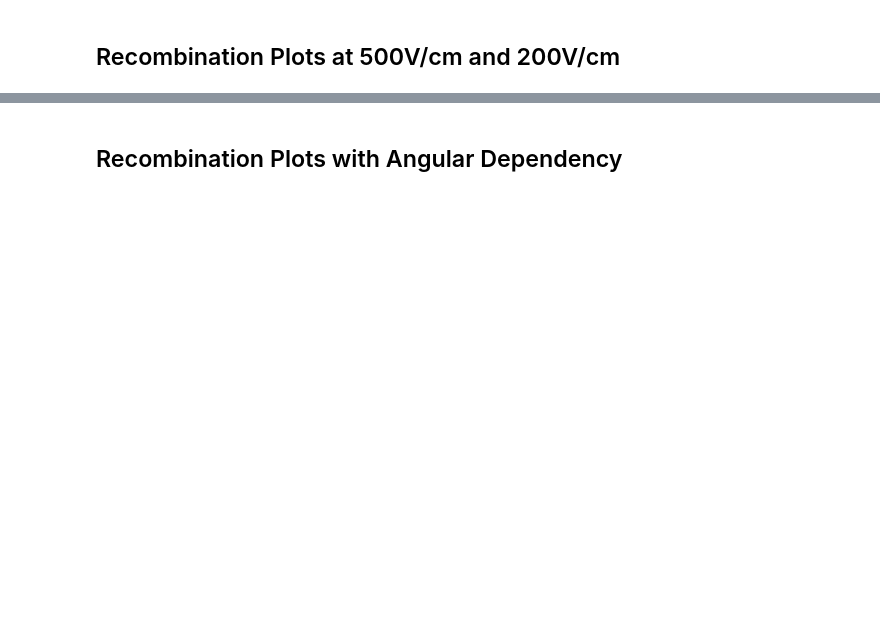
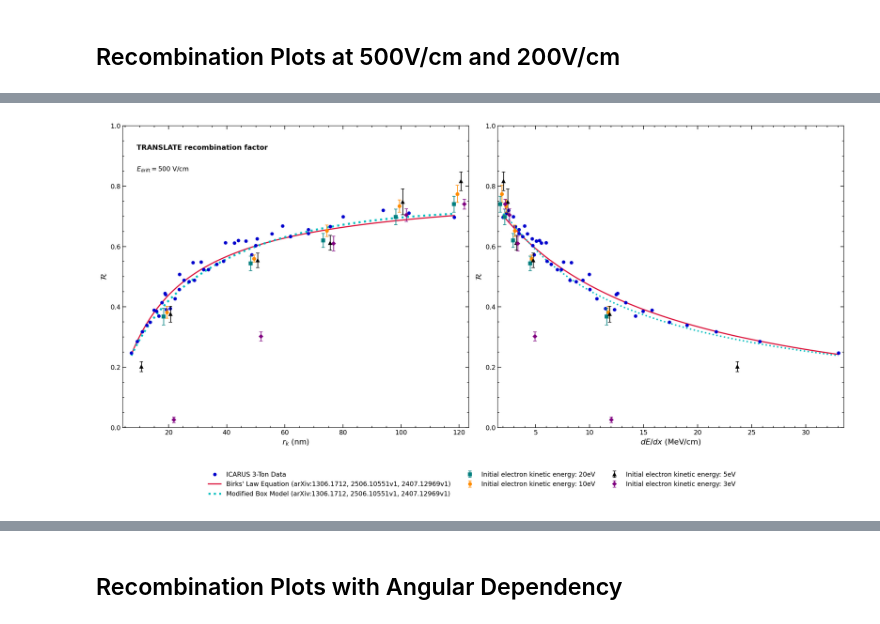
Before and after one commit to davidc1/TRANSLATE, a Jupyter notebook: py/recombination-plots.ipynb, the cells around one changed output, grey strips where cells are left out. Drawn from its saved outputs; the diff is of its cells as text; code cells hidden in the pictures; blank space fills up the shorter version.

```diff
--- a/py/recombination-plots.ipynb
+++ b/py/recombination-plots.ipynb
@@ -81 +147,90 @@ plt.show()
+# %%
+# Re-establish 500 V/cm constants
+W     = 23.6
+E_cm  = 500
+E_nm  = E_cm * 1e-7
+
+def P2(r, k):
+    return 0.8 / (1.0 + (k / E_nm) * (W / r))
+
+def load_stats(fname):
+    df   = pd.read_csv(fname, header=None)
+    r    = df.iloc[:, 0].values
+    p    = df.iloc[:, 1:6]
+    m    = p.mean(axis=1).values
+    yerr = np.sqrt(((p.sub(m, axis=0))**2).mean(axis=1).values) / np.sqrt(4)
+    return r, m, yerr
+
+# Load data
+r20, m20, e20 = load_stats('20ev500vcm.csv')
+r10, m10, e10 = load_stats('10ev500vcm.csv')
+r5,  m5,  e5  = load_stats('500Vcm.csv')
+r3,  m3,  e3  = load_stats('3ev500vcm.csv')
+
+r_lin = np.linspace(r_k.min(), r_k.max(), 300)
+
+# --- Conversion Math (nm -> MeV/cm) ---
+def r_to_dedx(r_nm):
+    """Converts track spacing in nm to dE/dx in MeV/cm"""
+    return 236.0 / r_nm
+
+# --- Plotting (Publication-Ready HEP Style) ---
+fig, (ax1, ax2) = plt.subplots(1, 2, figsize=(18, 8), dpi=150)
+
+# ==========================================
+# LEFT PLOT: R vs r_k (nm)
+# ==========================================
+offset = 1.2  # nm shift to separate error bars
+
+ax1.plot(r_k, prob, 'o', color='mediumblue', markersize=5, zorder=2, label='ICARUS 3-Ton Data')
+ax1.plot(r_lin, P2(r_lin, k), '-', color='crimson', lw=2, zorder=1, label="Birks' Law Equation (arXiv:1306.1712, 2506.10551v1, 2407.12969v1)")
+ax1.plot(r_lin, P_ModBox_rk(r_lin), color='c', linestyle=':', lw=3.5, zorder=1, label="Modified Box Model (arXiv:1306.1712, 2506.10551v1, 2407.12969v1)")
+
+ax1.errorbar(r20 - offset*1.5, m20, yerr=e20, fmt='s', color='teal', elinewidth=1.2, capsize=3, markersize=5.5, label='Initial electron kinetic energy: 20eV')
+ax1.errorbar(r10 - offset*0.5, m10, yerr=e10, fmt='o', color='darkorange', elinewidth=1.2, capsize=3, markersize=5.5, label='Initial electron kinetic energy: 10eV')
+ax1.errorbar(r5 + offset*0.5,  m5,  yerr=e5,  fmt='^', color='black', elinewidth=1.2, capsize=3, markersize=6, label='Initial electron kinetic energy: 5eV')
+ax1.errorbar(r3 + offset*1.5,  m3,  yerr=e3,  fmt='D', color='purple', elinewidth=1.2, capsize=3, markersize=5, label='Initial electron kinetic energy: 3eV')
+
+ax1.set_xlabel(r'$r_k\ (\mathrm{nm})$', fontsize=13)
+ax1.set_ylabel(r'$\mathcal{R}$', fontsize=14)
+ax1.set_xlim(r_k.min() - 3, r_k.max() + 5)
+ax1.text(0.04, 0.92, 'TRANSLATE recombination factor', transform=ax1.transAxes, fontsize=12, fontweight='bold')
+ax1.text(0.04, 0.85, r'$E_{\text{drift}} = 500\ \text{V/cm}$', transform=ax1.transAxes, fontsize=11)
+
+# ==========================================
+# RIGHT PLOT: R vs dE/dx (MeV/cm)
+# ==========================================
+dedx_offset = 0.15 # MeV/cm shift to separate error bars
+
+ax2.plot(r_to_dedx(r_k), prob, 'o', color='mediumblue', markersize=5, zorder=2)
+
+# Generate smooth linspace for dE/dx specifically so the line connects properly
+dedx_lin = np.linspace(r_to_dedx(r_k.max()), r_to_dedx(r_k.min()), 300)
+ax2.plot(dedx_lin, P2(236.0/dedx_lin, k), '-', color='crimson', lw=2, zorder=1)
+ax2.plot(dedx_lin, P_ModBox_dedx(dedx_lin), color='c', linestyle=':', lw=2.5, zorder=1)
+ax2.errorbar(r_to_dedx(r20) - dedx_offset*1.5, m20, yerr=e20, fmt='s', color='teal', elinewidth=1.2, capsize=3, markersize=5.5)
+ax2.errorbar(r_to_dedx(r10) - dedx_offset*0.5, m10, yerr=e10, fmt='o', color='darkorange', elinewidth=1.2, capsize=3, markersize=5.5)
+ax2.errorbar(r_to_dedx(r5)  + dedx_offset*0.5, m5,  yerr=e5,  fmt='^', color='black', elinewidth=1.2, capsize=3, markersize=6)
+ax2.errorbar(r_to_dedx(r3)  + dedx_offset*1.5, m3,  yerr=e3,  fmt='D', color='purple', elinewidth=1.2, capsize=3, markersize=5)
+
+ax2.set_xlabel(r'$dE/dx\ (\mathrm{MeV/cm})$', fontsize=13)
+ax2.set_ylabel(r'$\mathcal{R}$', fontsize=14)
+ax2.set_xlim(r_to_dedx(r_k.max()) - 0.5, r_to_dedx(r_k.min()) + 0.5)
+
+# --- Global Formatting for both Axes ---
+for ax in [ax1, ax2]:
+    ax.set_ylim(0.0, 1.0)
+    ax.minorticks_on()
+    ax.tick_params(direction='in', which='both', top=True, right=True)
+    ax.tick_params(direction='in', which='major', length=6, width=1, labelsize=11)
+    ax.tick_params(direction='in', which='minor', length=3, width=0.8)
+
+# Legend placed on the right plot
+fig.legend(loc='lower center', bbox_to_anchor=(0.5, -0.15), ncol=3, frameon=False, fontsize=11)
+
+plt.tight_layout()
+plt.savefig('recombination_side_by_side.pdf', bbox_inches='tight')
+plt.show()
+# %% [output]
+[figure, added]
 # %%
```
Also changed, not shown: parts of 7 cells of this notebook, 12 other files.
